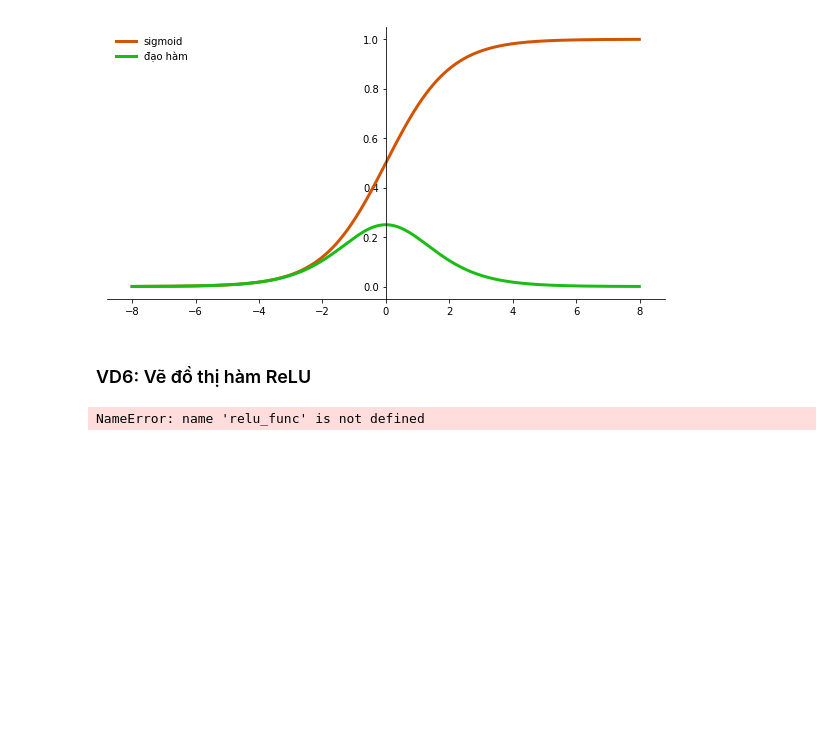
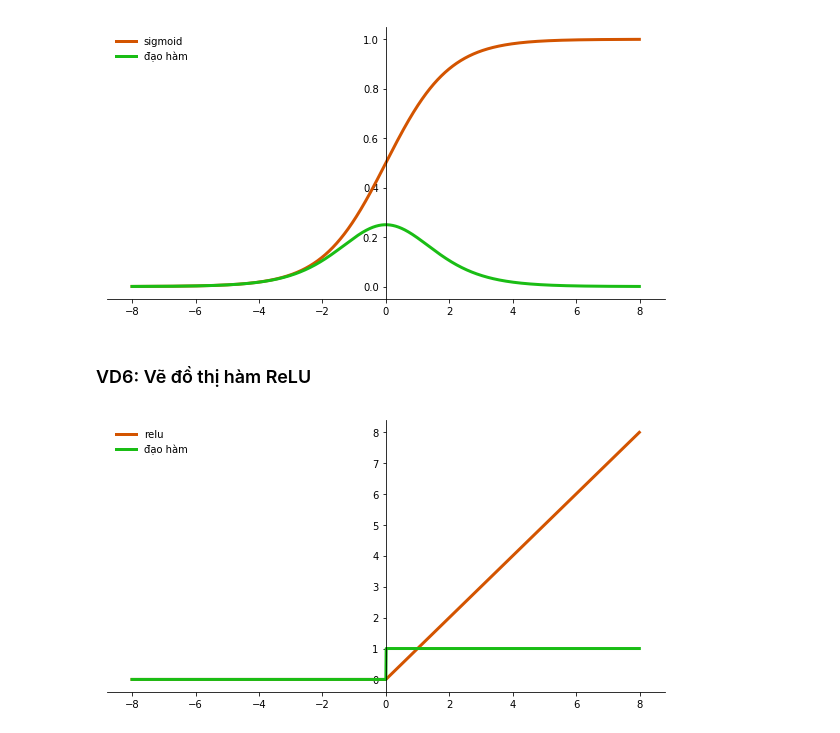
Before and after one commit to hieplt1018/AI_for_everyone, a Jupyter notebook: W5/numpy-matpotlib.ipynb, the cells around one changed output. Cells and saved outputs as stored; diff of their text form; code cells hidden in the pictures; blank space fills up the shorter version.

```diff
--- a/W5/numpy-matpotlib.ipynb
+++ b/W5/numpy-matpotlib.ipynb
@@ -118,27 +118,27 @@ fig.show()
 # %%
 import matplotlib.pyplot as plt
 import numpy as np
 
-def relu_fuc(data):
+def relu_func(data):
     return (np.abs(data) + data) / 2
 def relu_derivative(data):
     return (data > 0) * 1
 
 data = np.arange(-8,8,0.01)
 data_relu = relu_func(data)
 data_drelu = relu_derivative(data)
 
 # Chỉnh vị trí các trụ đồ thị
 fig, ax = plt.subplots(figsize=(10,5))
 ax.spines['left'].set_position('center') #chuyển trục bên trái về trung tâm figure
 ax.spines['right'].set_color('none') #xóa trục phải
 ax.spines['top'].set_color('none') #xóa trục trên
 ax.xaxis.set_ticks_position('bottom') #thiết lập trục x là trục dưới
 ax.yaxis.set_ticks_position('left') #thiết lập trục y là trục trái
 
 ax.plot(data, data_relu, color="#d35400", linewidth=3, label="relu")
 ax.plot(data, data_drelu, color="#1abd15", linewidth=3, label="đạo hàm")
 ax.legend(loc="upper left", frameon=False) #Hiển thị chú thích cho đồ thị
 fig.show()
 # %% [output]
-NameError: name 'relu_func' is not defined
+[figure, added]
```
Also changed, not shown: parts of 1 cell of this notebook.
